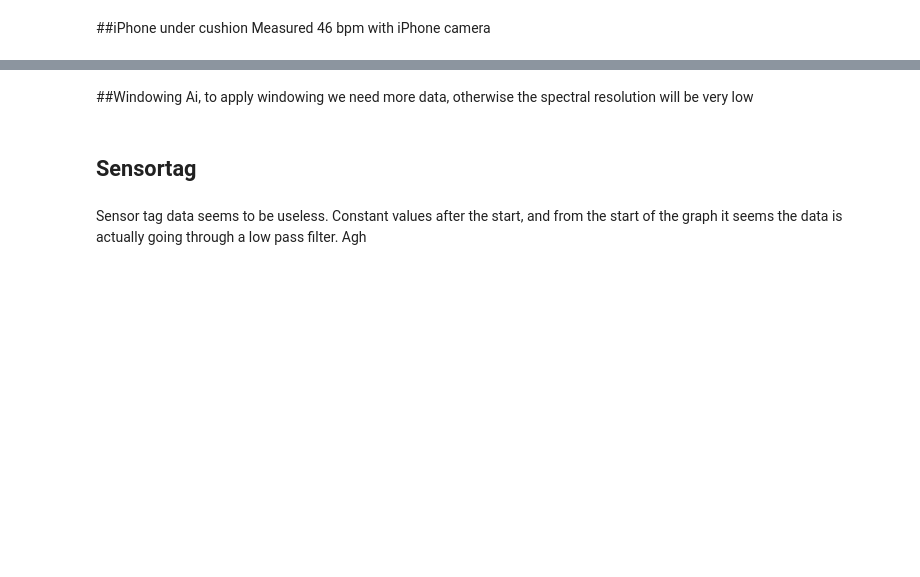
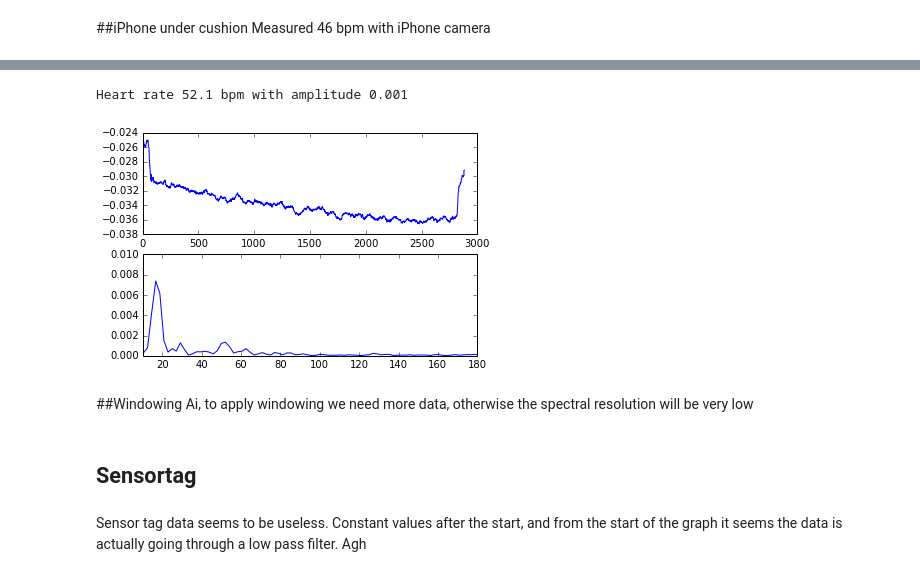
Before and after one commit to pimnijdam/journal, a Jupyter notebook: bed_heartrate_measurement.ipynb, the cells around one changed output, grey strips where cells are left out. Saved outputs shown, nothing was run; the diff lists cells and outputs as text; code cells hidden in the pictures; blank space fills up the shorter version.

```diff
--- a/bed_heartrate_measurement.ipynb
+++ b/bed_heartrate_measurement.ipynb
@@ -112,0 +103,7 @@ ylim(0,0.01)
+# %%
+data = pandas.read_csv('data/iphone_under_cushion.csv', parse_dates=True, index_col=0)
+data = pandas.read_csv('data/iphone_on_mattrass.csv', parse_dates=True, index_col=0)
+showHeartRate(data)
+# %% [output]
+Heart rate 52.1 bpm with amplitude 0.001
+[figure, added]
```
Also changed, not shown: parts of 9 cells of this notebook, 1 other file.
